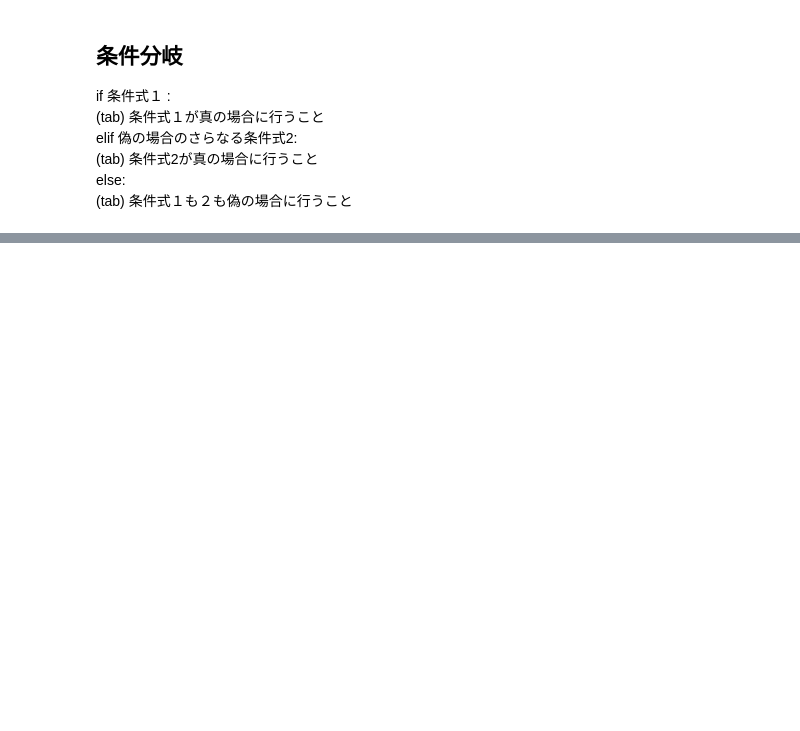
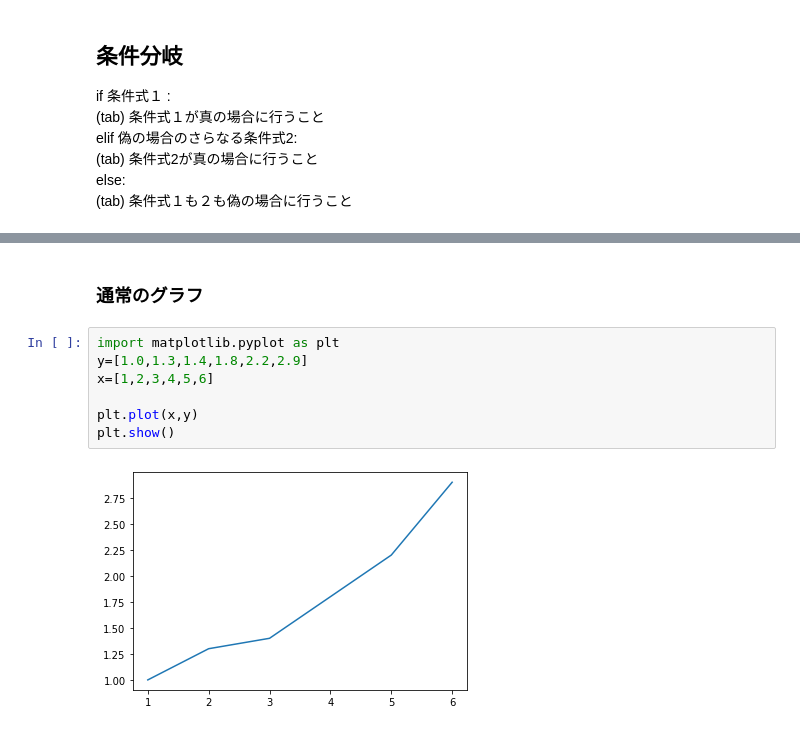
Before and after one commit to eminamitani/lecture-Minamitani, a Jupyter notebook: PythonMinimum.ipynb, the cells around one changed output, grey strips where cells are left out. Saved outputs shown, nothing was run; the diff lists cells and outputs as text; blank space fills up the shorter version.

```diff
--- a/PythonMinimum.ipynb
+++ b/PythonMinimum.ipynb
@@ -74,0 +126,11 @@ def 関数名(引数): <br>
+# %% [markdown]
+### 通常のグラフ
+# %%
+import matplotlib.pyplot as plt
+y=[1.0,1.3,1.4,1.8,2.2,2.9]
+x=[1,2,3,4,5,6]
+
+plt.plot(x,y)
+plt.show()
+# %% [output]
+[figure, added]
```
Also changed, not shown: parts of 15 cells of this notebook.
